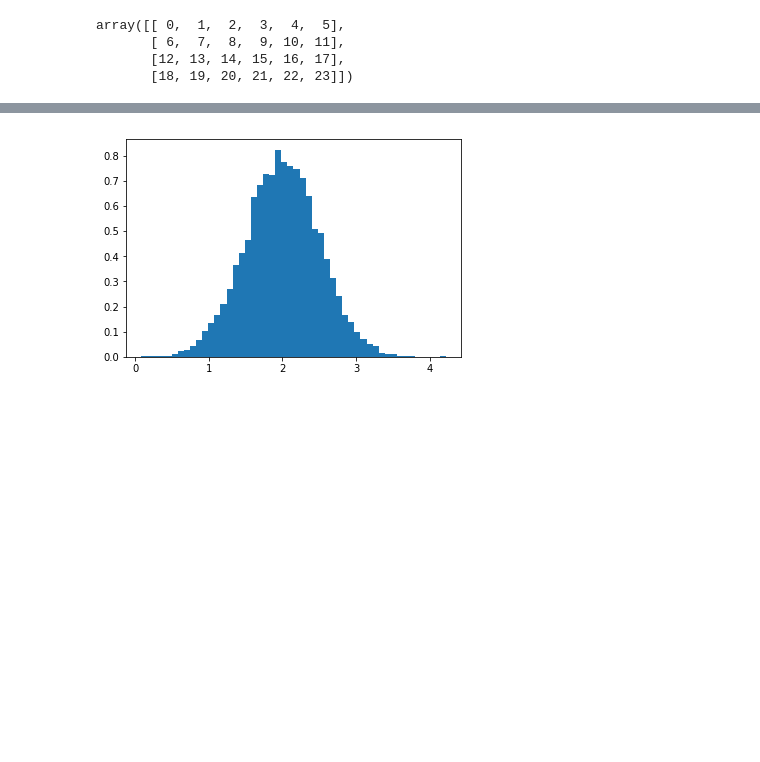
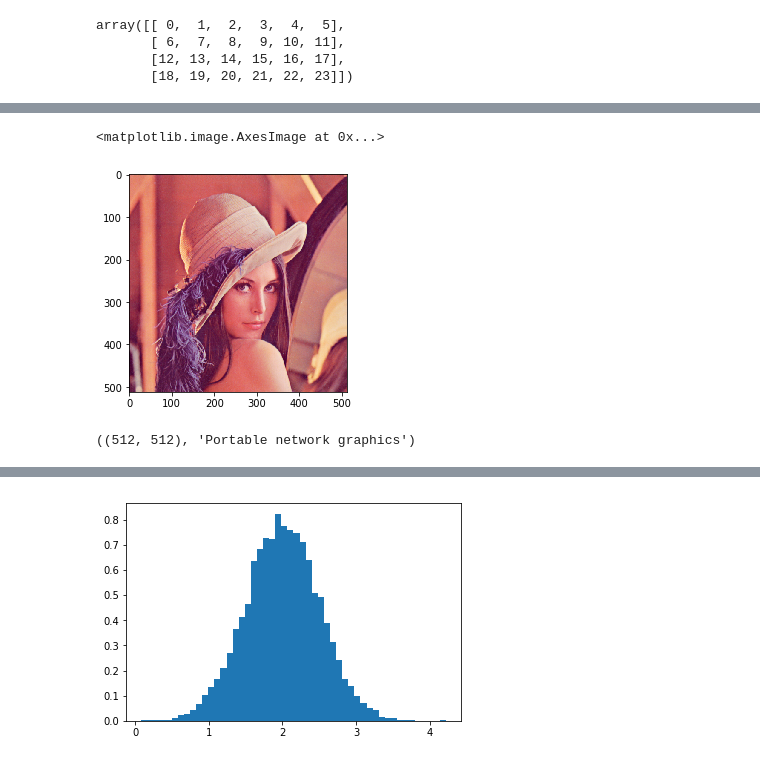
Before and after one commit to ValRCS/RCS_Python, a Jupyter notebook: RCS Python NumPy.ipynb, the cells around one changed output, grey strips where cells are left out. Cells and saved outputs as stored; diff of their text form; code cells hidden in the pictures; blank space fills up the shorter version.

```diff
--- a/RCS Python NumPy.ipynb
+++ b/RCS Python NumPy.ipynb
@@ -559,0 +811,4 @@ array([[ 0,  1,  2,  3,  4,  5],
+# %%
+response = requests.get(url)
+img = Image.open(BytesIO(response.content))
+# this method does not copies the image directly from the stream into our img
@@ -559,0 +817,9 @@ array([[ 0,  1,  2,  3,  4,  5],
+# %%
+plt.imshow(img)
+# %% [output]
+<matplotlib.image.AxesImage at 0x...>
+[figure, added]
+# %%
+img.size,img.format_description
+# %% [output]
+((512, 512), 'Portable network graphics')
```
Also changed, not shown: parts of 55 cells of this notebook.
